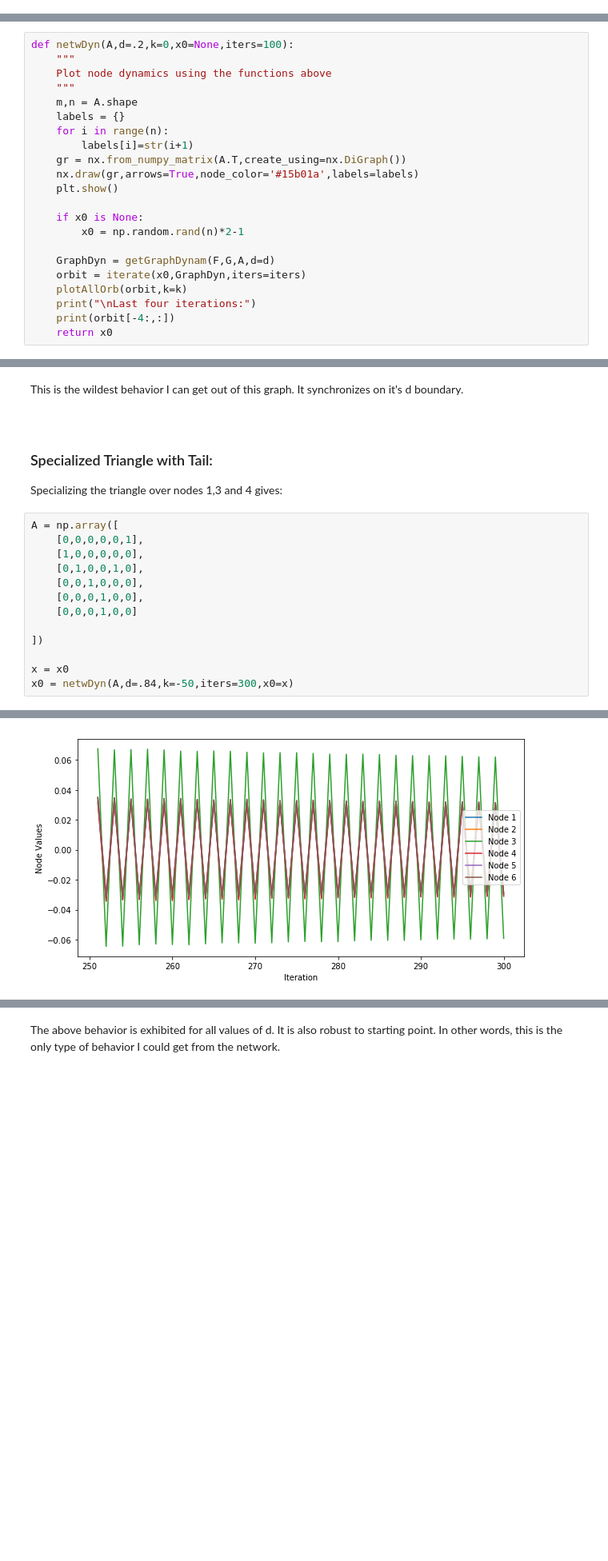
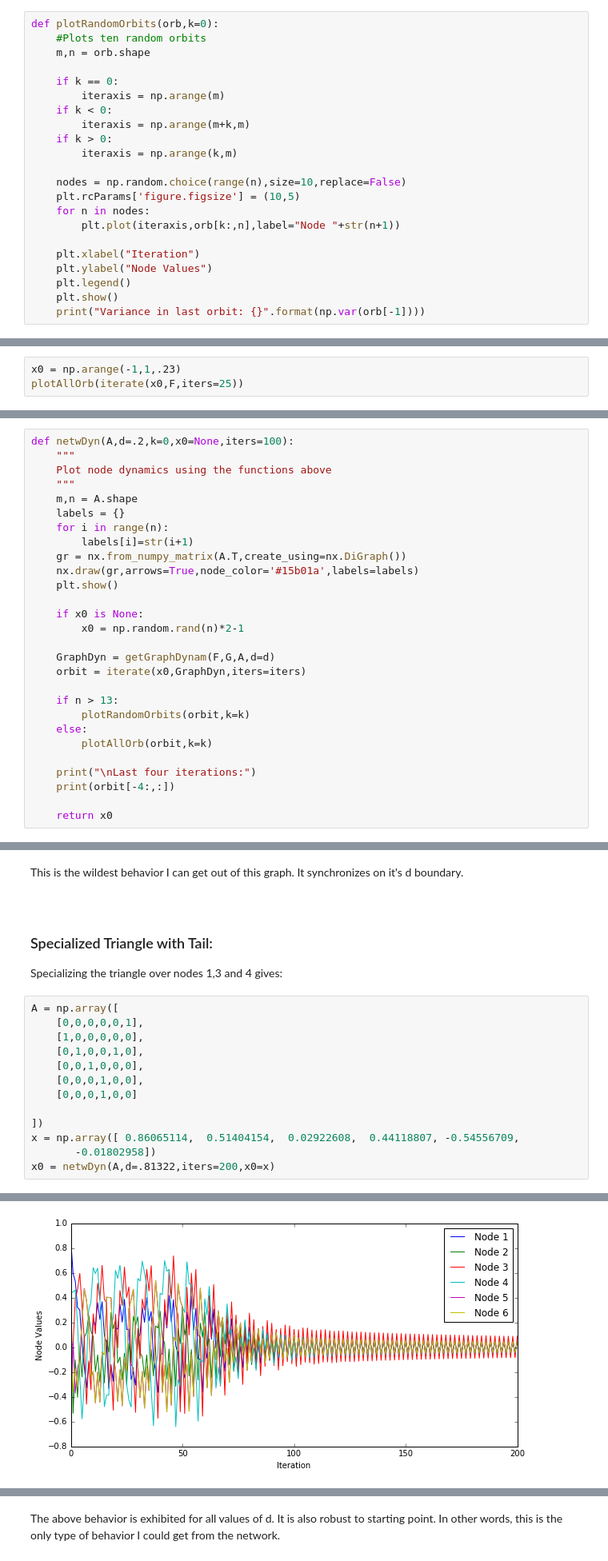
Before and after one commit to djpasseyjr/NetworkReseach, a Jupyter notebook: splizeAndSync.ipynb, the cells around one changed output, grey strips where cells are left out. Shown at 80% size. Saved outputs shown, nothing was run; the diff lists cells and outputs as text; blank space fills up the shorter version.

```diff
--- a/splizeAndSync.ipynb
+++ b/splizeAndSync.ipynb
@@ -80,3 +84,25 @@ def plotAllOrb(orb,k=0):
     plt.legend()
     plt.show()
     print("Node variance in last iteration: {}".format(np.var(orb[-1])))
+# %%
+def plotRandomOrbits(orb,k=0):
+    #Plots ten random orbits
+    m,n = orb.shape
+
+    if k == 0:
+        iteraxis = np.arange(m)
+    if k < 0:
+        iteraxis = np.arange(m+k,m)
+    if k > 0:
+        iteraxis = np.arange(k,m)
+
+    nodes = np.random.choice(range(n),size=10,replace=False)
+    plt.rcParams['figure.figsize'] = (10,5)
+    for n in nodes:
+        plt.plot(iteraxis,orb[k:,n],label="Node "+str(n+1))
+
+    plt.xlabel("Iteration")
+    plt.ylabel("Node Values")
+    plt.legend()
+    plt.show()
+    print("Variance in last orbit: {}".format(np.var(orb[-1])))
@@ -82,0 +111,3 @@ def plotAllOrb(orb,k=0):
+# %%
+x0 = np.arange(-1,1,.23)
+plotAllOrb(iterate(x0,F,iters=25))
@@ -231,9 +275,15 @@ def netwDyn(A,d=.2,k=0,x0=None,iters=100):
 
     GraphDyn = getGraphDynam(F,G,A,d=d)
     orbit = iterate(x0,GraphDyn,iters=iters)
-    plotAllOrb(orbit,k=k)
+
+    if n > 13:
+        plotRandomOrbits(orbit,k=k)
+    else:
+        plotAllOrb(orbit,k=k)
+
     print("\nLast four iterations:")
     print(orbit[-4:,:])
+
     return x0
 # %% [markdown]
 ### Chain
@@ -357,7 +441,7 @@ A = np.array([
     [0,0,0,1,0,0]
 
 ])
-
-x = x0
-x0 = netwDyn(A,d=.84,k=-50,iters=300,x0=x)
+x = np.array([ 0.86065114,  0.51404154,  0.02922608,  0.44118807, -0.54556709,
+       -0.01802958])
+x0 = netwDyn(A,d=.81322,iters=200,x0=x)
 # %% [output]
@@ -371 +449 @@ x0 = netwDyn(A,d=.84,k=-50,iters=300,x0=x)
-[figure, old version]
+[figure, new version]
```
Also changed, not shown: parts of 39 cells of this notebook, 14 other files.
